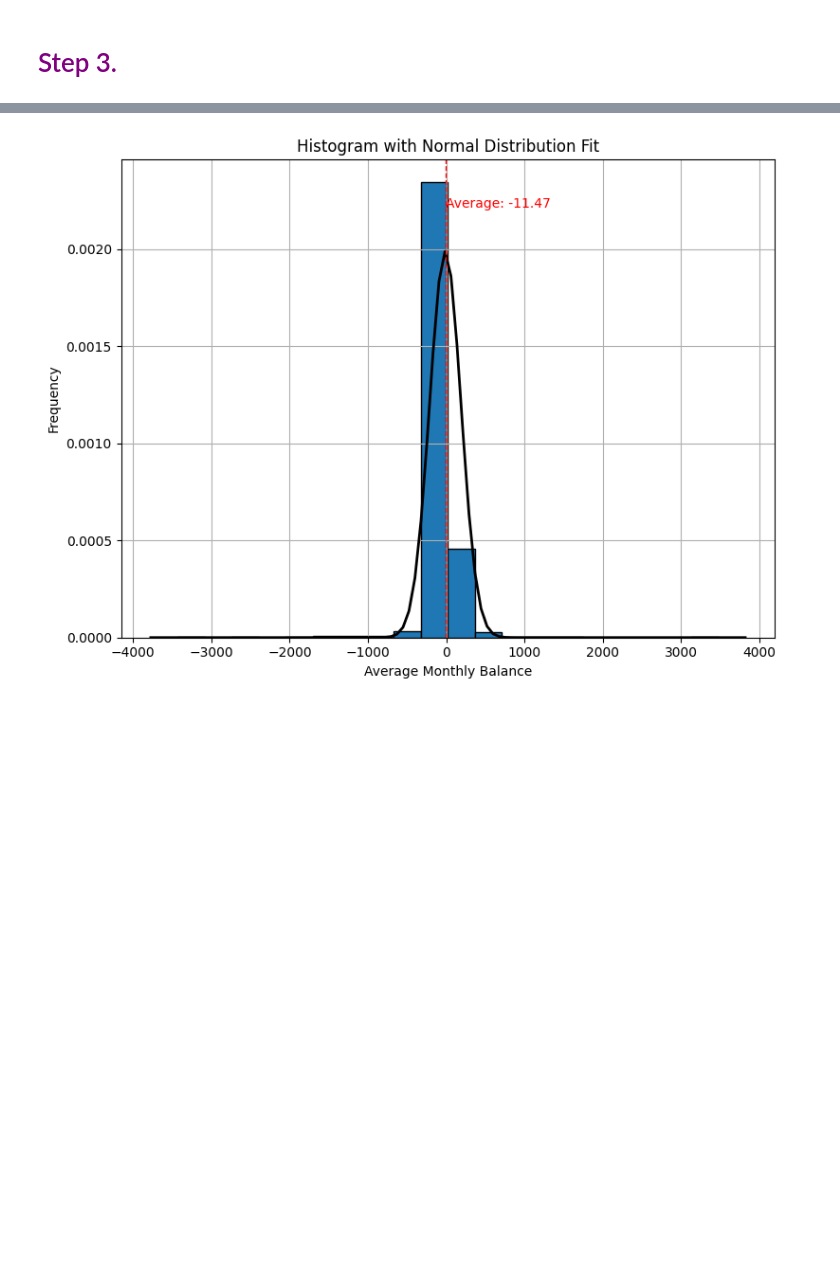
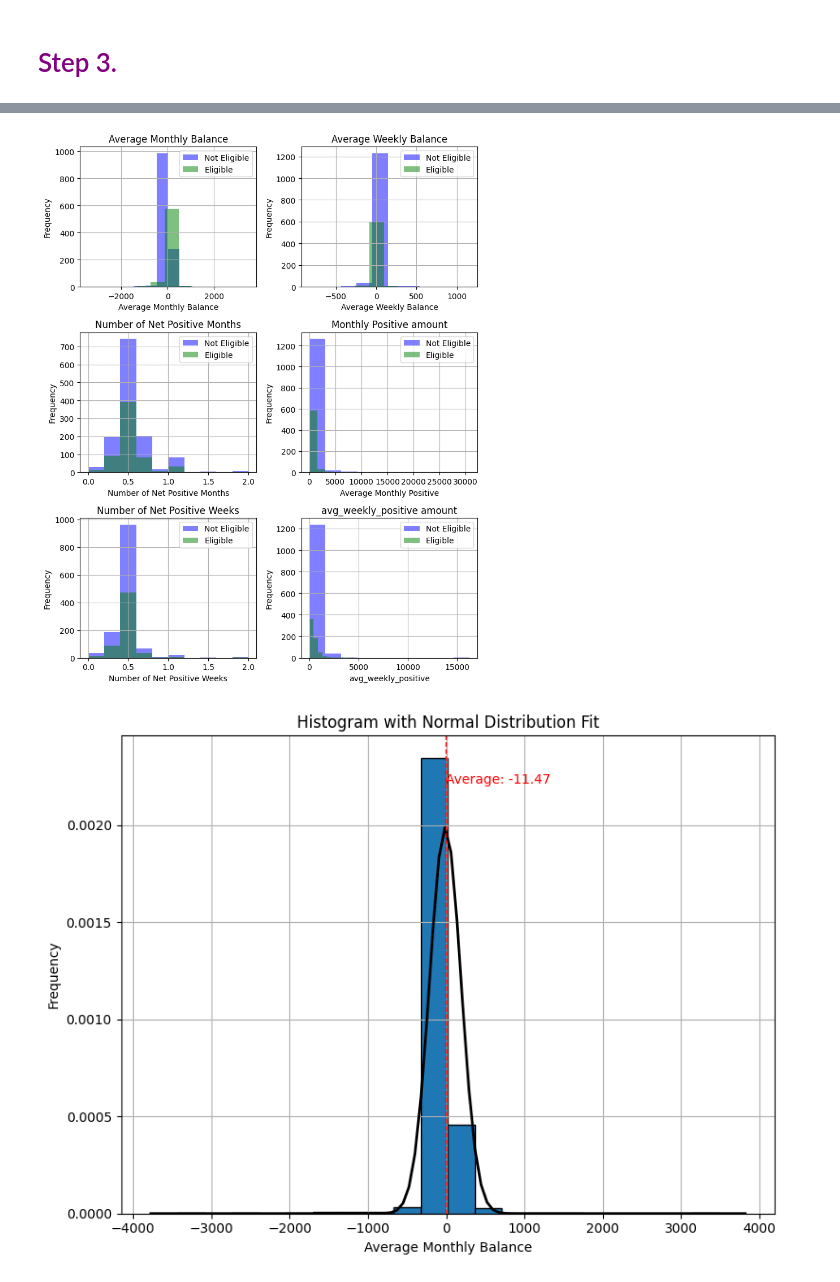
Before and after one commit to iej2106/DS-Side-projects, a Jupyter notebook: loan-eligibility-classification.ipynb, the cells around one changed output, grey strips where cells are left out. Saved outputs shown, nothing was run; the diff lists cells and outputs as text; code cells hidden in the pictures; blank space fills up the shorter version.

```diff
--- a/loan-eligibility-classification.ipynb
+++ b/loan-eligibility-classification.ipynb
@@ -250,3 +226,60 @@ feature_columns = ['account_age_months', # 1. Age of account
+# %%
+# Flotting Features
+fig, axs = plt.subplots(3, 2, figsize=(8, 10))
+
+# Histogram 1: Average Monthly Balance
+axs[0, 0].hist(merged_data['avg_monthly_balance'][merged_data['loan_eligibility'] == 0], bins=10, alpha=0.5, color='blue', label='Not Eligible')
+axs[0, 0].hist(merged_data['avg_monthly_balance'][merged_data['loan_eligibility'] == 1], bins=10, alpha=0.5, color='green', label='Eligible')
+axs[0, 0].set_xlabel('Average Monthly Balance')
+axs[0, 0].set_ylabel('Frequency')
+axs[0, 0].set_title('Average Monthly Balance')
+axs[0, 0].legend()
+axs[0, 0].grid(True)
+# Histogram 2: Average Weekly Balance
+axs[0, 1].hist(merged_data['avg_weekly_balance'][merged_data['loan_eligibility'] == 0], bins=10, alpha=0.5, color='blue', label='Not Eligible')
+axs[0, 1].hist(merged_data['avg_weekly_balance'][merged_data['loan_eligibility'] == 1], bins=10, alpha=0.5, color='green', label='Eligible')
+axs[0, 1].set_xlabel('Average Weekly Balance')
+axs[0, 1].set_ylabel('Frequency')
+axs[0, 1].set_title('Average Weekly Balance')
+axs[0, 1].legend()
+axs[0, 1].grid(True)
+# Histogram 3: Number of Net Positive Months
+axs[1, 0].hist(merged_data['norm_num_net_positive_months'][merged_data['loan_eligibility'] == 0], bins=10, alpha=0.5, color='blue', label='Not Eligible')
+axs[1, 0].hist(merged_data['norm_num_net_positive_months'][merged_data['loan_eligibility'] == 1], bins=10, alpha=0.5, color='green', label='Eligible')
+axs[1, 0].set_xlabel('Number of Net Positive Months')
+axs[1, 0].set_ylabel('Frequency')
+axs[1, 0].set_title('Number of Net Positive Months')
+axs[1, 0].legend()
+axs[1, 0].grid(True)
+# Histogram 4: Average Monthly Positive
+axs[1, 1].hist(merged_data['avg_monthly_positive'][merged_data['loan_eligibility'] == 0], bins=10, alpha=0.5, color='blue', label='Not Eligible')
+axs[1, 1].hist(merged_data['avg_monthly_positive'][merged_data['loan_eligibility'] == 1], bins=10, alpha=0.5, color='green', label='Eligible')
+axs[1, 1].set_xlabel('Average Monthly Positive')
+axs[1, 1].set_ylabel('Frequency')
+axs[1, 1].set_title('Monthly Positive amount')
+axs[1, 1].legend()
+axs[1, 1].grid(True)
+# Histogram 5: Number of Net Positive Weeks
+axs[2, 0].hist(merged_data['norm_num_net_positive_weeks'][merged_data['loan_eligibility'] == 0], bins=10, alpha=0.5, color='blue', label='Not Eligible')
+axs[2, 0].hist(merged_data['norm_num_net_positive_weeks'][merged_data['loan_eligibility'] == 1], bins=10, alpha=0.5, color='green', label='Eligible')
+axs[2, 0].set_xlabel('Number of Net Positive Weeks')
+axs[2, 0].set_ylabel('Frequency')
+axs[2, 0].set_title('Number of Net Positive Weeks')
+axs[2, 0].legend()
+axs[2, 0].grid(True)
+# Histogram 6: avg_weekly_positive
+axs[2, 1].hist(merged_data['avg_weekly_positive'][merged_data['loan_eligibility'] == 0], bins=10, alpha=0.5, color='blue', label='Not Eligible')
+axs[2, 1].hist(merged_data['avg_weekly_positive'][merged_data['loan_eligibility'] == 1], bins=10, alpha=0.5, color='green', label='Eligible')
+axs[2, 1].set_xlabel('avg_weekly_positive')
+axs[2, 1].set_ylabel('Frequency')
+axs[2, 1].set_title('avg_weekly_positive amount')
+axs[2, 1].legend()
+axs[2, 1].grid(True)
+# Adjust layout
+plt.tight_layout()
+plt.show()
+# %% [output]
+[figure, added]
 # %%
 from scipy.stats import norm
 plt.figure(figsize=(8, 6))
```
Also changed, not shown: parts of 27 cells of this notebook.
